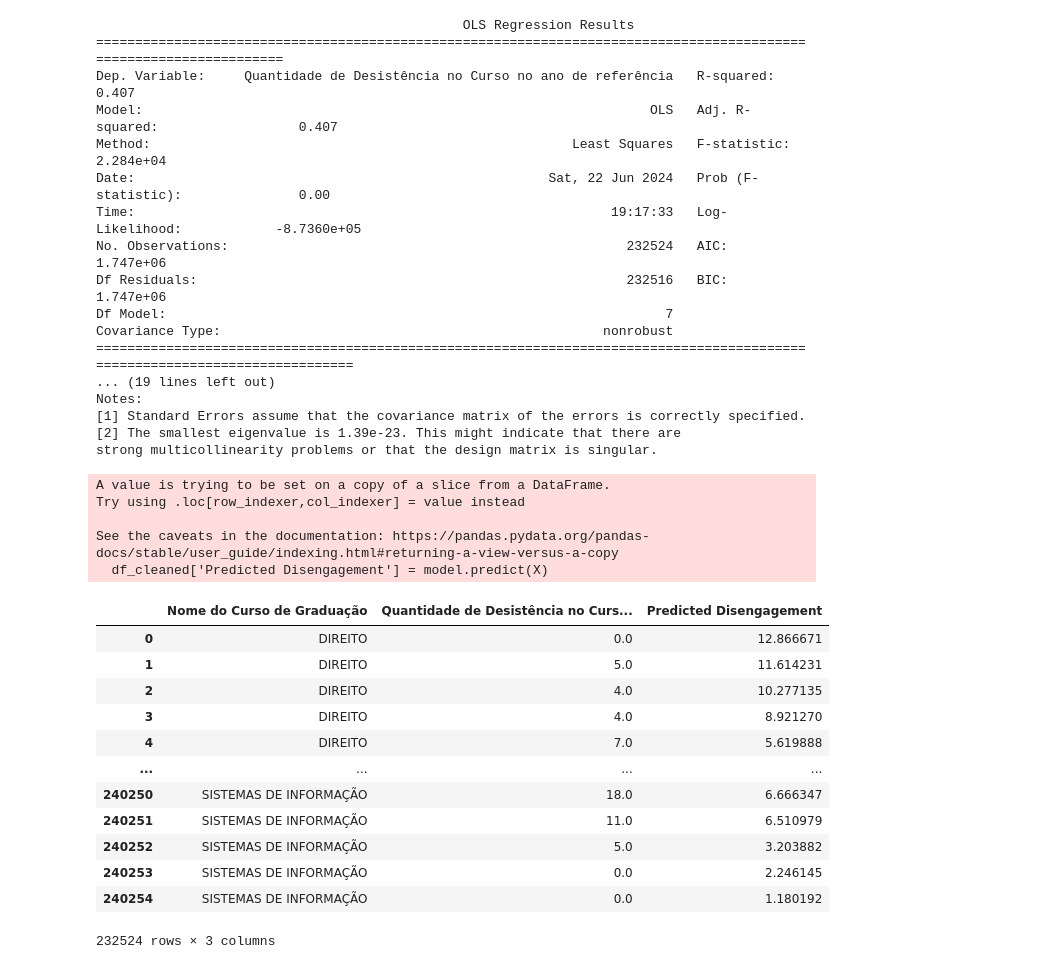
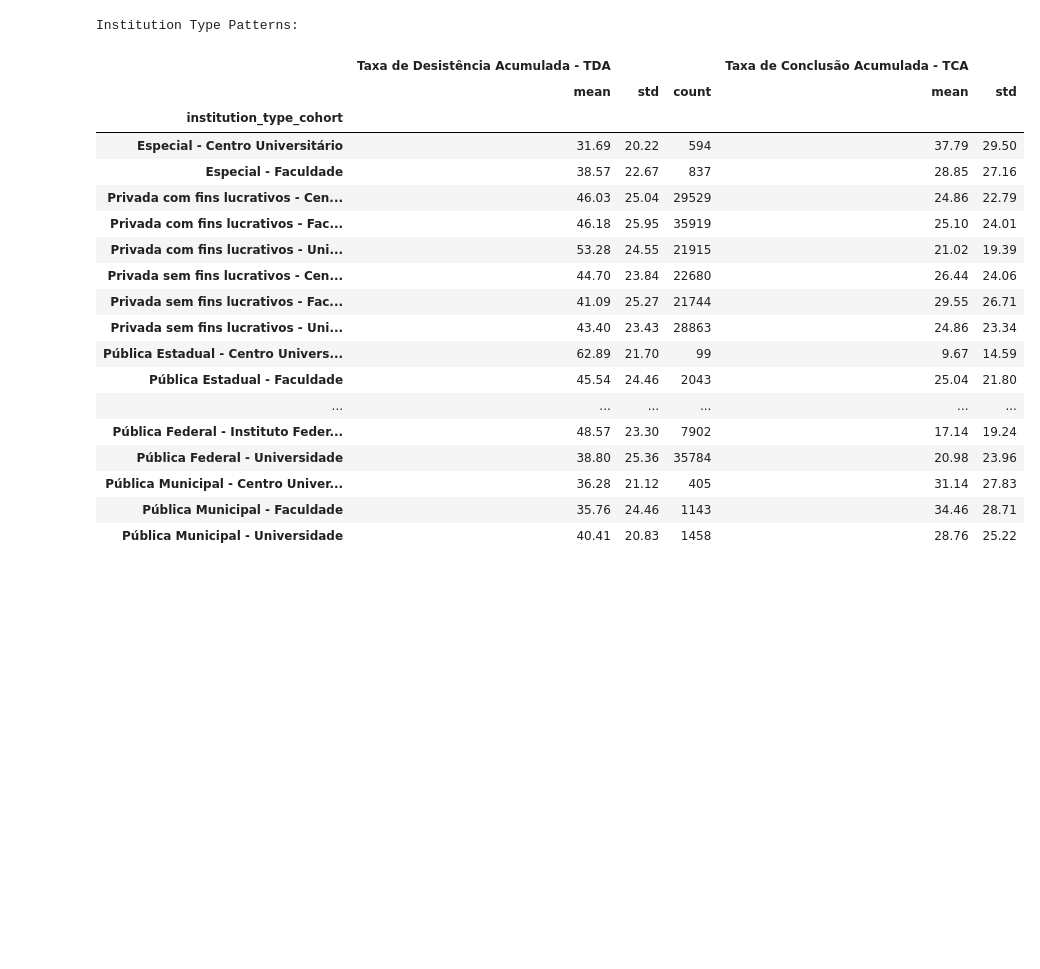
Before and after one commit to Torugo/tcc_mba_esalq, a Jupyter notebook: exploratorio.ipynb, the cells around one changed output. Drawn from its saved outputs; the diff is of its cells as text; code cells hidden in the pictures; blank space fills up the shorter version.

```diff
--- a/exploratorio.ipynb
+++ b/exploratorio.ipynb
@@ -6,3 +4,4 @@ file_path = "data/indicadores_trajetoria_educacao_superior_2013_2021.xlsx"
 # %%
-df = pd.read_excel(file_path, header=[8])  # Assuming the first row contains the header
+file_path = "data/indicadores_trajetoria_educacao_superior_2013_2021.xlsx"
+df = pd.read_excel(file_path, header=[8],)  # Assuming the first row contains the header
 df.head()
@@ -17,3 +8,5 @@ df.head()
+# %%
+df = df.dropna()
 # %%
 new_columns = [
     "Código da Instituição", "Nome da Instituição", "Categoria Administrativa", "Organização Acadêmica",
@@ -185,45 +70,0 @@ model = sm.OLS(y, X).fit()
-# %%
-# Display the summary of the regression
-print(model.summary())
-
-# Predict disengagement values
-df_cleaned['Predicted Disengagement'] = model.predict(X)
-
-# Display the DataFrame with the predicted disengagement values
-df_cleaned[['Nome do Curso de Graduação', 'Quantidade de Desistência no Curso no ano de referência', 'Predicted Disengagement']]
-# %% [output]
-                                               OLS Regression Results
-===================================================================================================================
-Dep. Variable:     Quantidade de Desistência no Curso no ano de referência   R-squared:                       0.407
-Model:                                                                 OLS   Adj. R-squared:                  0.407
-Method:                                                      Least Squares   F-statistic:                 2.284e+04
-Date:                                                     Sat, 22 Jun 2024   Prob (F-statistic):               0.00
-Time:                                                             19:17:33   Log-Likelihood:            -8.7360e+05
-No. Observations:                                                   232524   AIC:                         1.747e+06
-Df Residuals:                                                       232516   BIC:                         1.747e+06
-Df Model:                                                                7
-Covariance Type:                                                 nonrobust
-============================================================================================================================
-... (19 lines left out)
-Notes:
-[1] Standard Errors assume that the covariance matrix of the errors is correctly specified.
-[2] The smallest eigenvalue is 1.39e-23. This might indicate that there are
-strong multicollinearity problems or that the design matrix is singular.
-A value is trying to be set on a copy of a slice from a DataFrame.
-Try using .loc[row_indexer,col_indexer] = value instead
-
-See the caveats in the documentation: https://pandas.pydata.org/pandas-docs/stable/user_guide/indexing.html#returning-a-view-versus-a-copy
-  df_cleaned['Predicted Disengagement'] = model.predict(X)
-|  | Nome do Curso de Graduação | Quantidade de Desistência no Curs... | Predicted Disengagement |
-| 0 | DIREITO | 0.0 | 12.866671 |
-| 1 | DIREITO | 5.0 | 11.614231 |
-| 2 | DIREITO | 4.0 | 10.277135 |
-| 3 | DIREITO | 4.0 | 8.921270 |
-| 4 | DIREITO | 7.0 | 5.619888 |
-| ... | ... | ... | ... |
-| 240250 | SISTEMAS DE INFORMAÇÃO | 18.0 | 6.666347 |
-| 240251 | SISTEMAS DE INFORMAÇÃO | 11.0 | 6.510979 |
-| 240252 | SISTEMAS DE INFORMAÇÃO | 5.0 | 3.203882 |
-| 240253 | SISTEMAS DE INFORMAÇÃO | 0.0 | 2.246145 |
-| 240254 | SISTEMAS DE INFORMAÇÃO | 0.0 | 1.180192 |
-232524 rows × 3 columns
@@ -229,0 +152,2 @@ See the caveats in the documentation: https://pandas.pydata.org/pandas-docs/stab
+# %%
+df.dropna(inplace=True)
@@ -229,0 +182,28 @@ See the caveats in the documentation: https://pandas.pydata.org/pandas-docs/stab
+# %%
+analysis_results = analyze_cohort_patterns(df)
+
+# Look at specific patterns
+print("Institution Type Patterns:")
+# print(analysis_results['institution_patterns'].head())
+analysis_results['institution_patterns']
+# %% [output]
+Institution Type Patterns:
+|  | Taxa de Desistência Acumulada - TDA |  |  | Taxa de Conclusão Acumulada - TCA |  |
+|  | mean | std | count | mean | std |
+| institution_type_cohort |  |  |  |  |  |
+| Especial - Centro Universitário | 31.69 | 20.22 | 594 | 37.79 | 29.50 |
+| Especial - Faculdade | 38.57 | 22.67 | 837 | 28.85 | 27.16 |
+| Privada com fins lucrativos - Cen... | 46.03 | 25.04 | 29529 | 24.86 | 22.79 |
+| Privada com fins lucrativos - Fac... | 46.18 | 25.95 | 35919 | 25.10 | 24.01 |
+| Privada com fins lucrativos - Uni... | 53.28 | 24.55 | 21915 | 21.02 | 19.39 |
+| Privada sem fins lucrativos - Cen... | 44.70 | 23.84 | 22680 | 26.44 | 24.06 |
+| Privada sem fins lucrativos - Fac... | 41.09 | 25.27 | 21744 | 29.55 | 26.71 |
+| Privada sem fins lucrativos - Uni... | 43.40 | 23.43 | 28863 | 24.86 | 23.34 |
+| Pública Estadual - Centro Univers... | 62.89 | 21.70 | 99 | 9.67 | 14.59 |
+| Pública Estadual - Faculdade | 45.54 | 24.46 | 2043 | 25.04 | 21.80 |
+| ... | ... | ... | ... | ... | ... |
+| Pública Federal - Instituto Feder... | 48.57 | 23.30 | 7902 | 17.14 | 19.24 |
+| Pública Federal - Universidade | 38.80 | 25.36 | 35784 | 20.98 | 23.96 |
+| Pública Municipal - Centro Univer... | 36.28 | 21.12 | 405 | 31.14 | 27.83 |
+| Pública Municipal - Faculdade | 35.76 | 24.46 | 1143 | 34.46 | 28.71 |
+| Pública Municipal - Universidade | 40.41 | 20.83 | 1458 | 28.76 | 25.22 |
```
Also changed, not shown: parts of 23 cells of this notebook.
